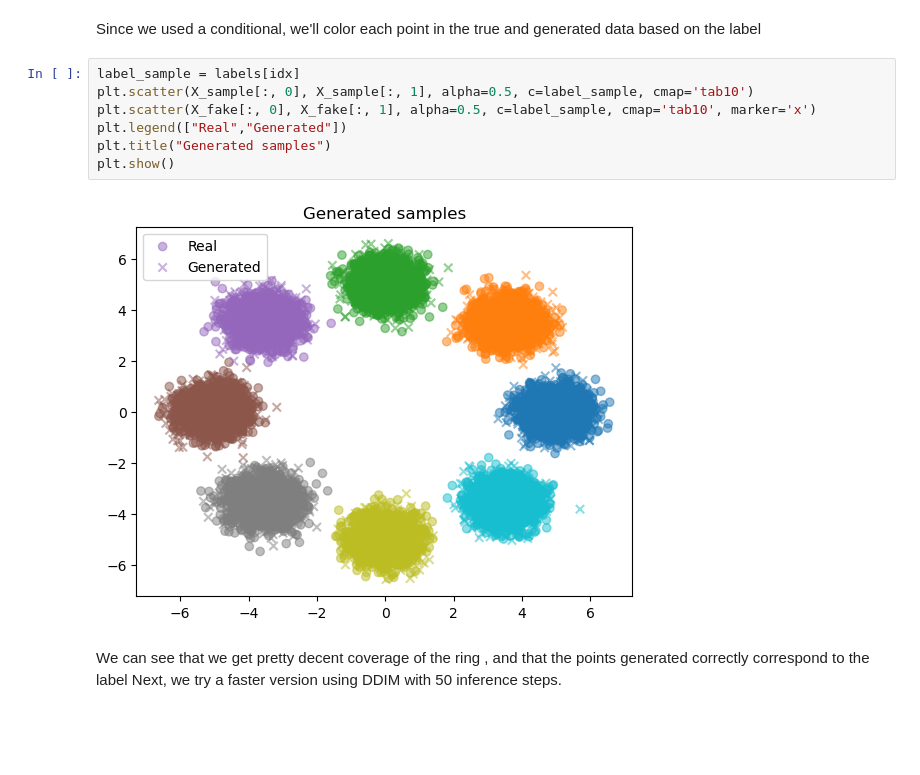
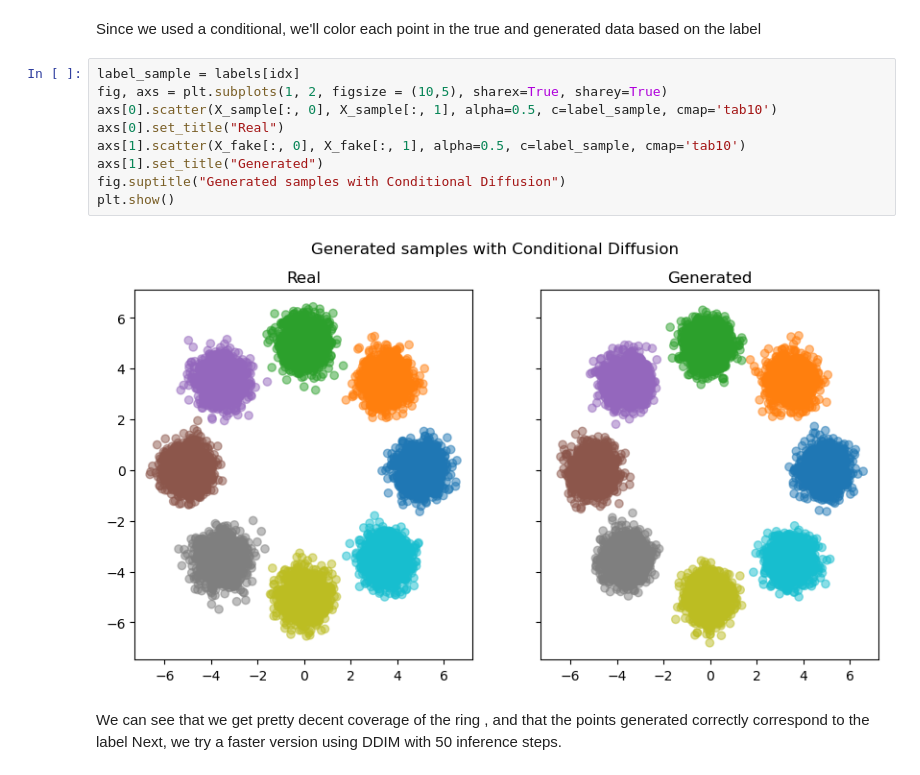
Before and after one commit to ronsperber/synthetic_generation, a Jupyter notebook: Notebooks/Diffusion/conditional_diffusion.ipynb, the cells around one changed output. Drawn from its saved outputs; the diff is of its cells as text; blank space fills up the shorter version.

Commit message:
updated notebooks for consistency and switch to side by side plots

```diff
--- a/Notebooks/Diffusion/conditional_diffusion.ipynb
+++ b/Notebooks/Diffusion/conditional_diffusion.ipynb
@@ -100,13 +100,15 @@ X_fake = diffusion_process.generate_samples(num_samples=sample_size, c=c_sample)
 Since we used a conditional, we'll color each point in the true and generated data based on the label
 # %%
 label_sample = labels[idx]
-plt.scatter(X_sample[:, 0], X_sample[:, 1], alpha=0.5, c=label_sample, cmap='tab10')
-plt.scatter(X_fake[:, 0], X_fake[:, 1], alpha=0.5, c=label_sample, cmap='tab10', marker='x')
-plt.legend(["Real","Generated"])
-plt.title("Generated samples")
+fig, axs = plt.subplots(1, 2, figsize = (10,5), sharex=True, sharey=True)
+axs[0].scatter(X_sample[:, 0], X_sample[:, 1], alpha=0.5, c=label_sample, cmap='tab10')
+axs[0].set_title("Real")
+axs[1].scatter(X_fake[:, 0], X_fake[:, 1], alpha=0.5, c=label_sample, cmap='tab10')
+axs[1].set_title("Generated")
+fig.suptitle("Generated samples with Conditional Diffusion")
 plt.show()
 # %% [output]
-[figure, old version]
+[figure, new version]
 # %% [markdown]
 We can see that we get pretty decent coverage of the ring , and that the points generated correctly correspond to the label
 Next, we try a faster version using DDIM with 50 inference steps.
```
Also changed, not shown: parts of 1 cell of this notebook, 8 other files.
